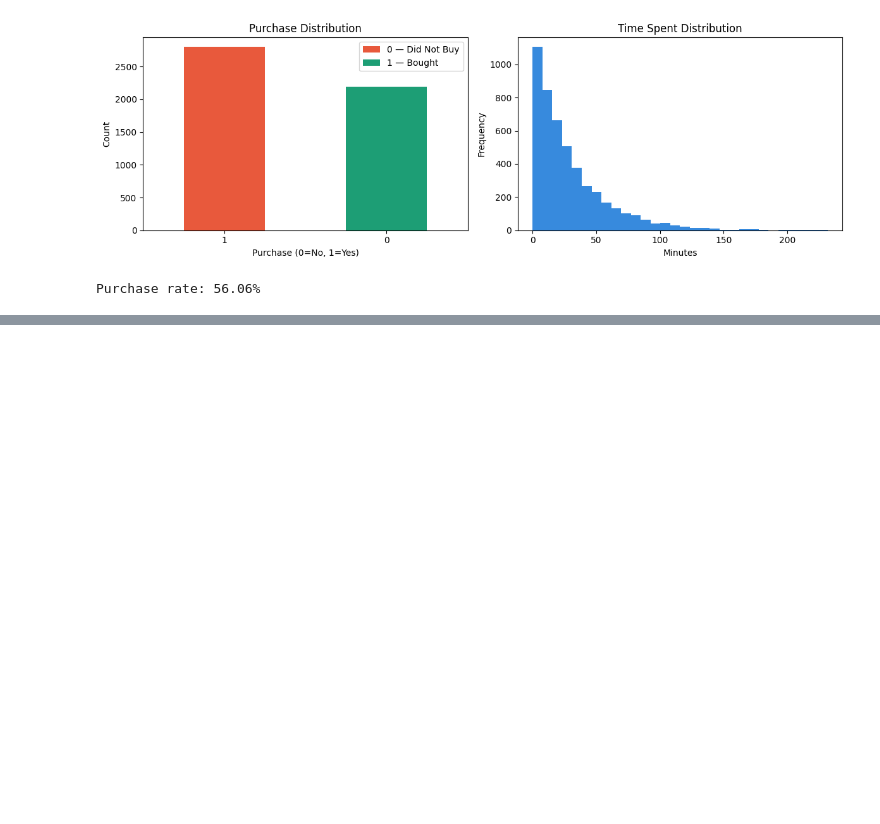
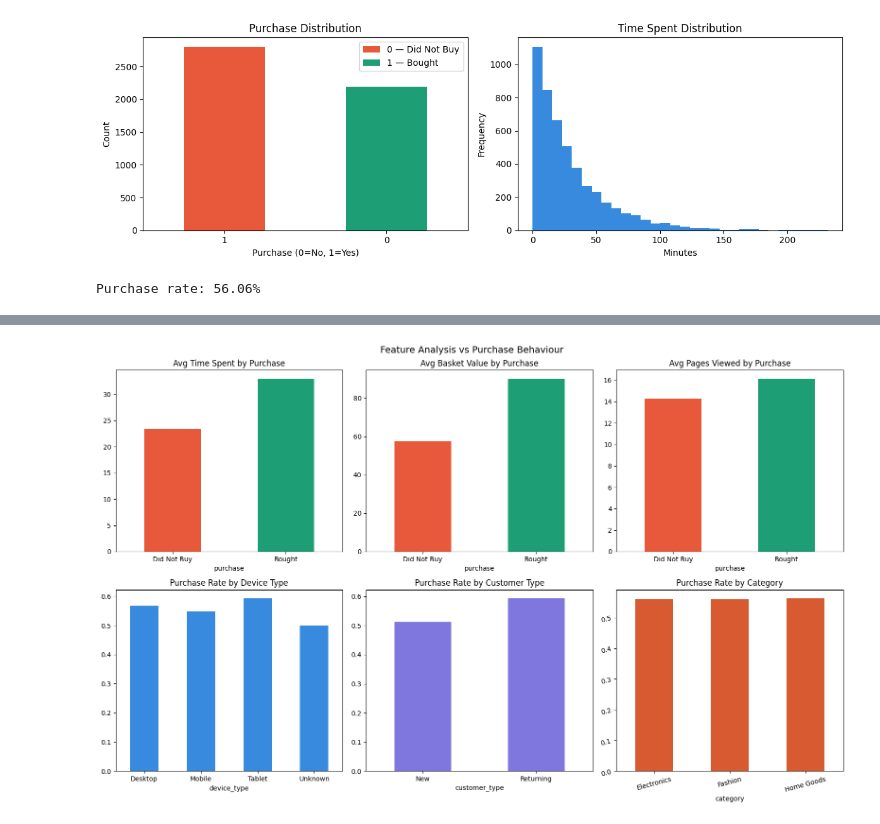
Before and after one commit to imon333/E-commerce-puschace-predictor-NeuralNetwork-pytorch., a Jupyter notebook: notebooks/purchase_prediction.ipynb, the cells around one changed output, grey strips where cells are left out. Saved outputs shown, nothing was run; the diff lists cells and outputs as text; code cells hidden in the pictures; blank space fills up the shorter version.

```diff
--- a/notebooks/purchase_prediction.ipynb
+++ b/notebooks/purchase_prediction.ipynb
@@ -179,0 +243,38 @@ Purchase rate: 56.06%
+# %%
+fig, axes = plt.subplots(2, 3, figsize=(16, 10))
+
+clean_data.groupby('purchase')['time_spent'].mean().plot(
+    kind='bar', ax=axes[0,0], color=['#E8593C','#1D9E75'])
+axes[0,0].set_title('Avg Time Spent by Purchase')
+axes[0,0].set_xticklabels(['Did Not Buy', 'Bought'], rotation=0)
+
+clean_data.groupby('purchase')['basket_value'].mean().plot(
+    kind='bar', ax=axes[0,1], color=['#E8593C','#1D9E75'])
+axes[0,1].set_title('Avg Basket Value by Purchase')
+axes[0,1].set_xticklabels(['Did Not Buy', 'Bought'], rotation=0)
+
+clean_data.groupby('purchase')['pages_viewed'].mean().plot(
+    kind='bar', ax=axes[0,2], color=['#E8593C','#1D9E75'])
+axes[0,2].set_title('Avg Pages Viewed by Purchase')
+axes[0,2].set_xticklabels(['Did Not Buy', 'Bought'], rotation=0)
+
+clean_data.groupby('device_type')['purchase'].mean().plot(
+    kind='bar', ax=axes[1,0], color='#378ADD')
+axes[1,0].set_title('Purchase Rate by Device Type')
+axes[1,0].tick_params(rotation=0)
+
+clean_data.groupby('customer_type')['purchase'].mean().plot(
+    kind='bar', ax=axes[1,1], color='#7F77DD')
+axes[1,1].set_title('Purchase Rate by Customer Type')
+axes[1,1].tick_params(rotation=0)
+
+clean_data.groupby('category')['purchase'].mean().plot(
+    kind='bar', ax=axes[1,2], color='#D85A30')
+axes[1,2].set_title('Purchase Rate by Category')
+axes[1,2].tick_params(rotation=15)
+
+plt.suptitle('Feature Analysis vs Purchase Behaviour', fontsize=14)
+plt.tight_layout()
+plt.show()
+# %% [output]
+[figure, added]
```
Also changed, not shown: parts of 7 cells of this notebook, 3 other files.
